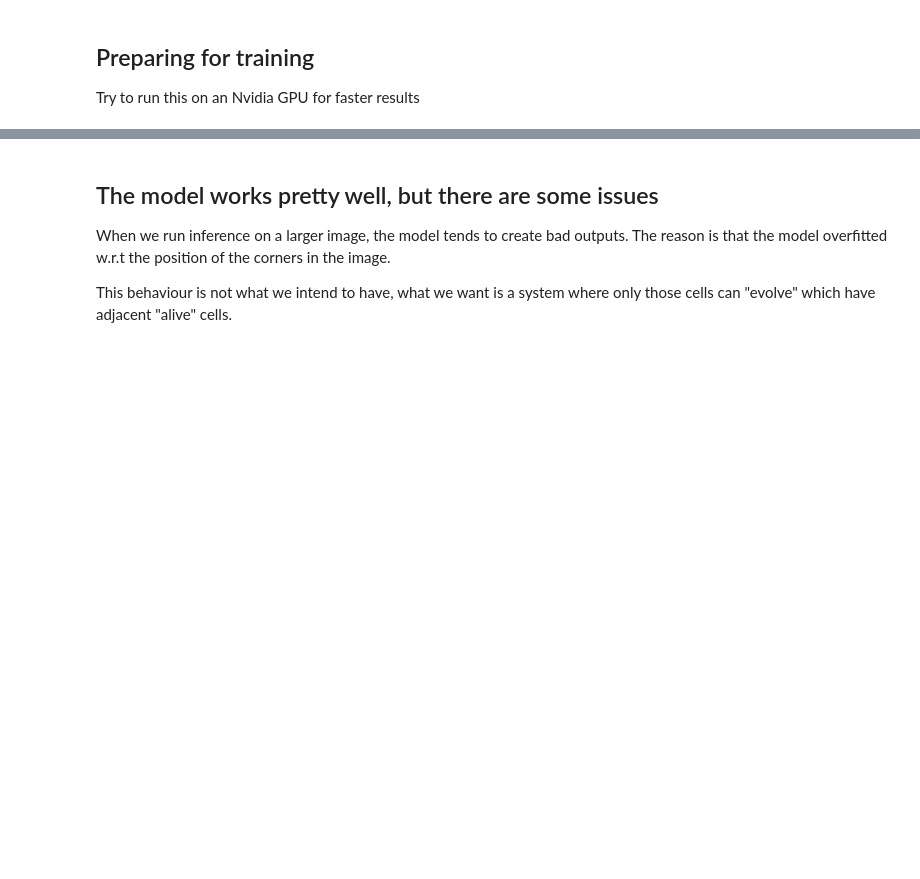
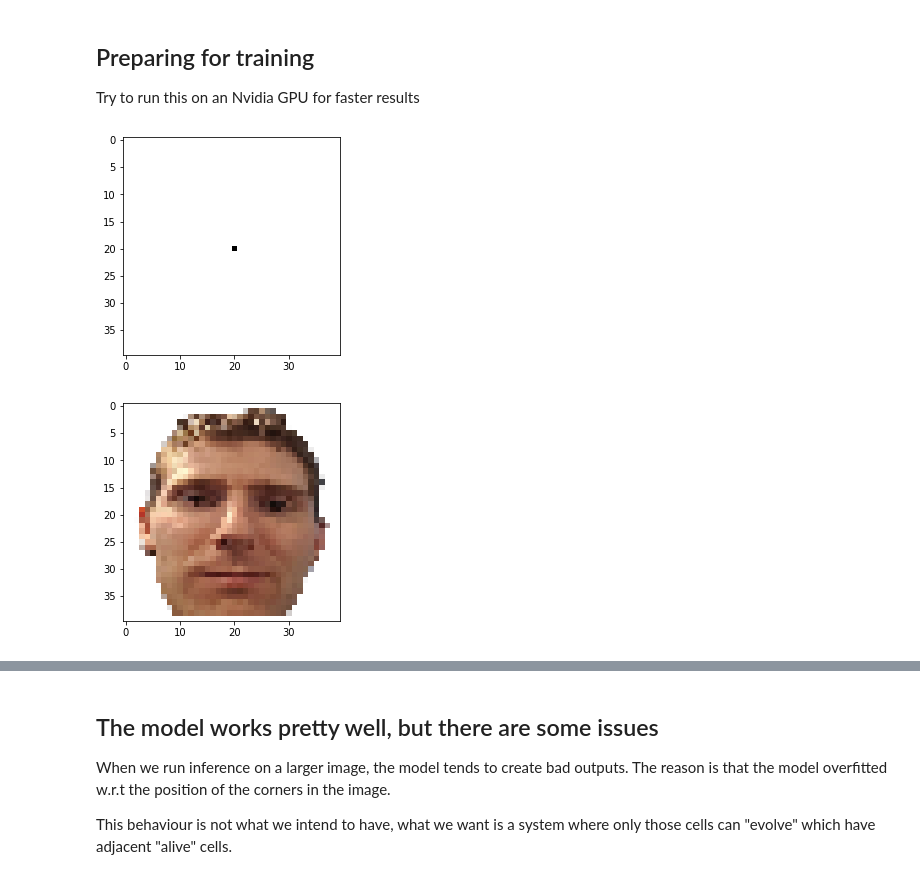
Before and after one commit to Mayukhdeb/differentiable-morphogenesis, a Jupyter notebook: basic-neural-ca.ipynb, the cells around one changed output, grey strips where cells are left out. Saved outputs shown, nothing was run; the diff lists cells and outputs as text; code cells hidden in the pictures; blank space fills up the shorter version.

```diff
--- a/basic-neural-ca.ipynb
+++ b/basic-neural-ca.ipynb
@@ -239,10 +206,20 @@ Try to run this on an Nvidia GPU for faster results
 # %%
 model = ca_model().to(device)
 optimizer = optim.Adam(model.parameters(), lr = 1e-3)
 
+
 seed_tensor = torch.tensor(seed).permute(0,-1,1,2).to(device)
 target = torch.tensor(im.transpose(-1,0,1)).unsqueeze(0).to(device)
 
+plt.imshow(seed_tensor[:,:4,:,:].cpu().permute(0,2,3,1).squeeze(0))
+plt.show()
+
+plt.imshow(target.cpu().permute(0,2,3,1).squeeze(0))
+plt.show()
+
 losses = []
 samples = []
+# %% [output]
+[figure, added]
+[figure, added]
 # %%
```
Also changed, not shown: parts of 31 cells of this notebook.
